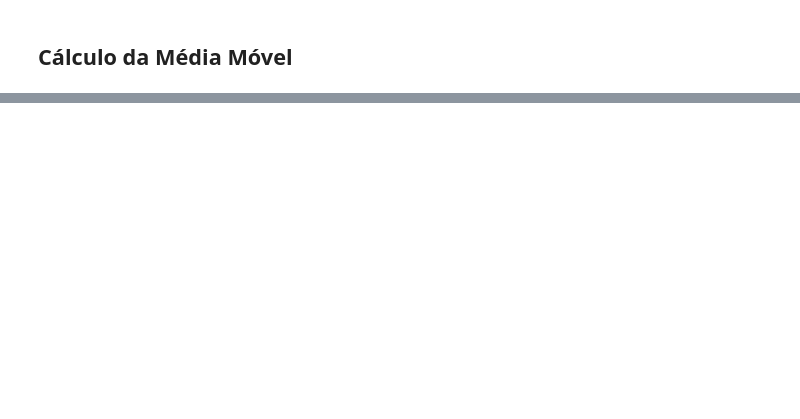
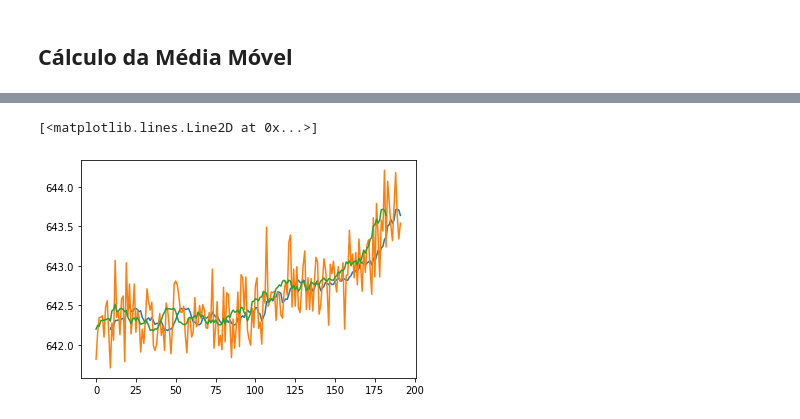
Before and after one commit to lucas-fpaiva/estatistica_pes, a Jupyter notebook: exploratory-m1.ipynb, the cells around one changed output, grey strips where cells are left out. Drawn from its saved outputs; the diff is of its cells as text; code cells hidden in the pictures; blank space fills up the shorter version.

```diff
--- a/exploratory-m1.ipynb
+++ b/exploratory-m1.ipynb
@@ -164,0 +185,18 @@ data_cor.sort_values(by=['RUL'], ascending=False, key=abs).head(6)
+# %%
+def average_moving(data, step=10):
+    col = data.columns
+    data_avg = pd.DataFrame(columns = data.columns)
+
+    for i in range(1, 101):
+        temp_data=data[data.id==i]
+#         print(temp_data.shape)
+        list_avg = []
+        list_avg.append(temp_data['id'][step-1:])
+        for sensor in col[1:-1]:
+            list_avg.append(temp_data[sensor].rolling(step).mean()[step-1:])#
+        list_avg.append(temp_data['RUL'][step-1:])#
+
+        data_avg = pd.concat([data_avg,pd.DataFrame(list_avg).transpose()],ignore_index=True)
+    return data_avg
+# %%
+data_avg = average_moving(train_data, step=10)
@@ -164,0 +213,10 @@ data_cor.sort_values(by=['RUL'], ascending=False, key=abs).head(6)
+# %%
+sensor2=train_data[train_data['id']==1]['sensor2']
+sensor2_avg = sensor2.rolling(10).mean()
+
+plt.plot(sensor2_avg)
+plt.plot(sensor2)
+plt.plot(data_avg[data_avg['id']==1]['sensor2'])
+# %% [output]
+[<matplotlib.lines.Line2D at 0x...>]
+[figure, added]
```
Also changed, not shown: parts of 4 cells of this notebook.
